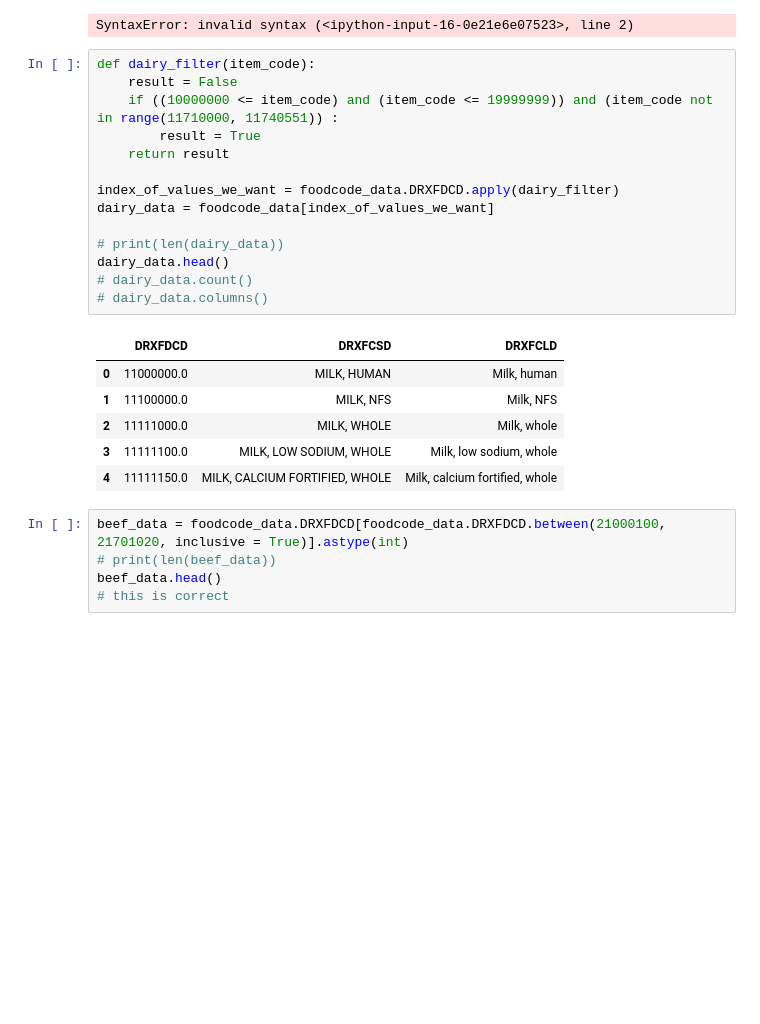
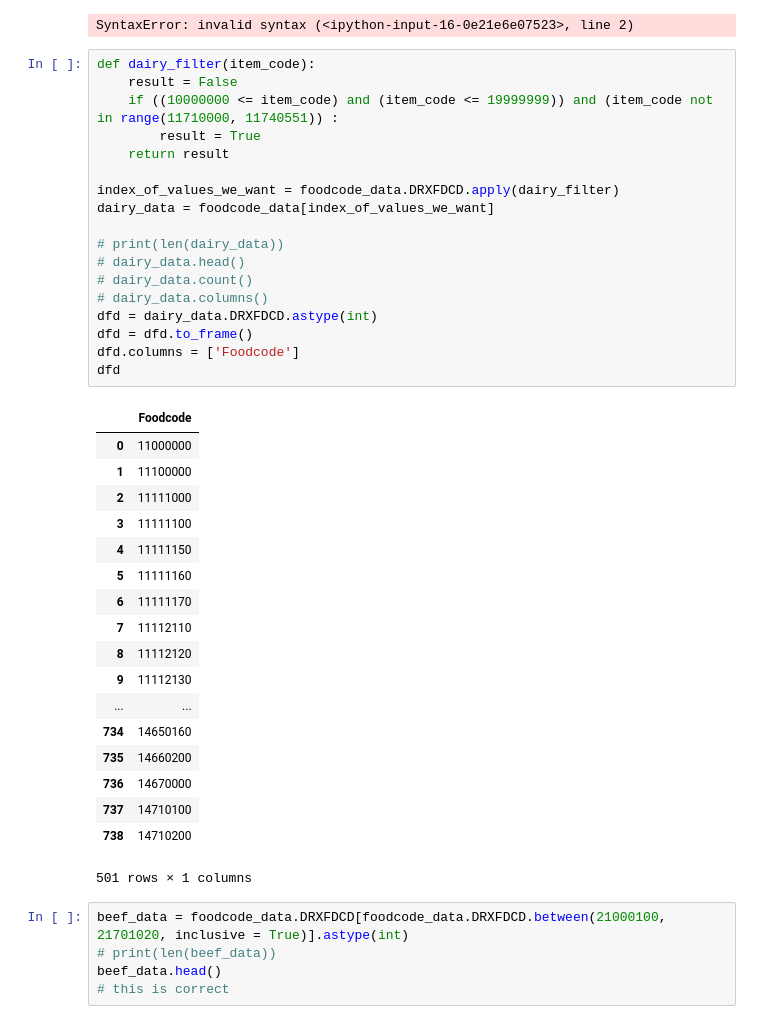
Before and after one commit to khenders/Python-Bridge-Project-2, a Jupyter notebook: OurProject2/4_19_17_FoodCode_Data_First_Processing.ipynb, the cells around one changed output. Drawn from its saved outputs; the diff is of its cells as text; blank space fills up the shorter version.

```diff
--- a/OurProject2/4_19_17_FoodCode_Data_First_Processing.ipynb
+++ b/OurProject2/4_19_17_FoodCode_Data_First_Processing.ipynb
@@ -48,24 +48,40 @@ SyntaxError: invalid syntax (<ipython-input-16-0e21e6e07523>, line 2)
 # %%
 def dairy_filter(item_code):
     result = False
     if ((10000000 <= item_code) and (item_code <= 19999999)) and (item_code not in range(11710000, 11740551)) :
         result = True
     return result
 
 index_of_values_we_want = foodcode_data.DRXFDCD.apply(dairy_filter)
 dairy_data = foodcode_data[index_of_values_we_want]
 
 # print(len(dairy_data))
-dairy_data.head()
+# dairy_data.head()
 # dairy_data.count()
 # dairy_data.columns()
+dfd = dairy_data.DRXFDCD.astype(int)
+dfd = dfd.to_frame()
+dfd.columns = ['Foodcode']
+dfd
 # %% [output]
-|  | DRXFDCD | DRXFCSD | DRXFCLD |
-| 0 | 11000000.0 | MILK, HUMAN | Milk, human |
-| 1 | 11100000.0 | MILK, NFS | Milk, NFS |
-| 2 | 11111000.0 | MILK, WHOLE | Milk, whole |
-| 3 | 11111100.0 | MILK, LOW SODIUM, WHOLE | Milk, low sodium, whole |
-| 4 | 11111150.0 | MILK, CALCIUM FORTIFIED, WHOLE | Milk, calcium fortified, whole |
+|  | Foodcode |
+| 0 | 11000000 |
+| 1 | 11100000 |
+| 2 | 11111000 |
+| 3 | 11111100 |
+| 4 | 11111150 |
+| 5 | 11111160 |
+| 6 | 11111170 |
+| 7 | 11112110 |
+| 8 | 11112120 |
+| 9 | 11112130 |
+| ... | ... |
+| 734 | 14650160 |
+| 735 | 14660200 |
+| 736 | 14670000 |
+| 737 | 14710100 |
+| 738 | 14710200 |
+501 rows × 1 columns
 # %%
 beef_data = foodcode_data.DRXFDCD[foodcode_data.DRXFDCD.between(21000100, 21701020, inclusive = True)].astype(int)
 # print(len(beef_data))
```
Also changed, not shown: parts of 4 cells of this notebook.
